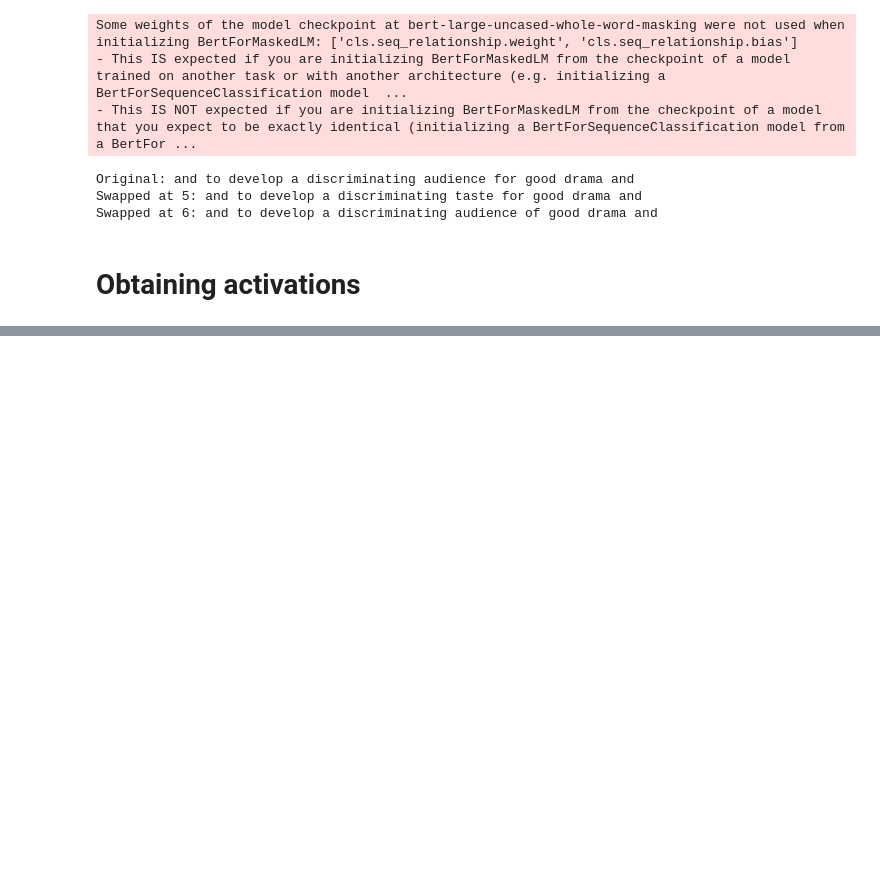
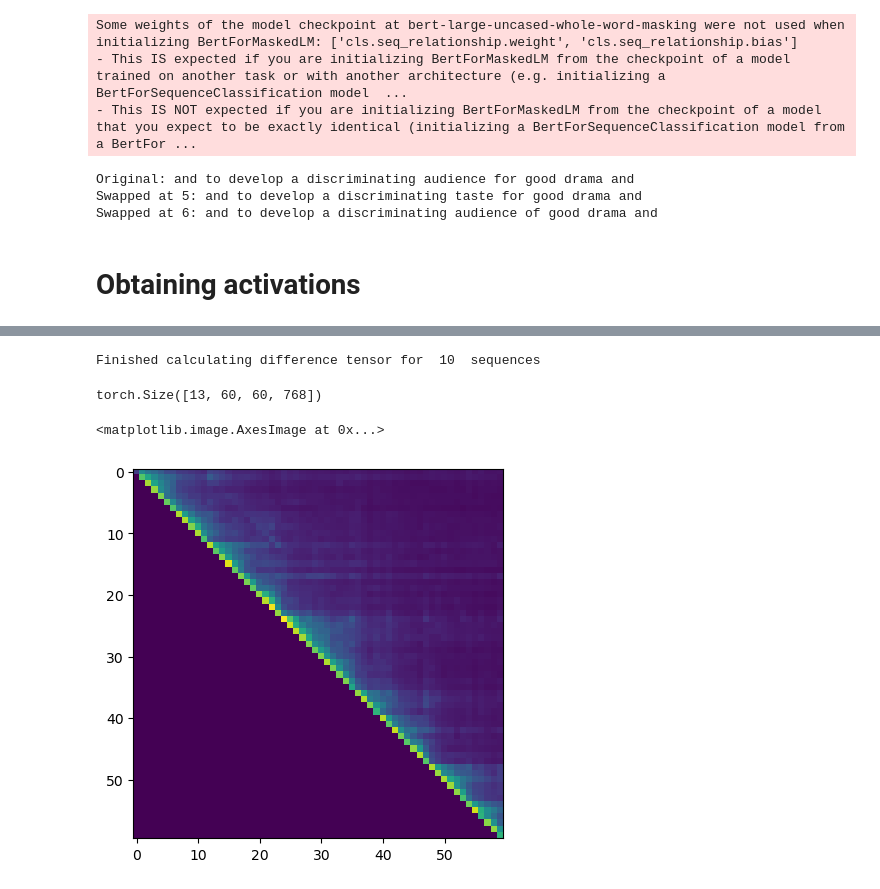
Before and after one commit to dskrill/TemporalIntegration, a Jupyter notebook: demo.ipynb, the cells around one changed output, grey strips where cells are left out. Saved outputs shown, nothing was run; the diff lists cells and outputs as text; code cells hidden in the pictures; blank space fills up the shorter version.

Commit message:
add activations.py and to demo

```diff
--- a/demo.ipynb
+++ b/demo.ipynb
@@ -530,0 +624,42 @@ Swapped at 6: and to develop a discriminating audience of good drama and
+# %%
+def calculate_difference_tensor(swapped_seqs,original_seqs,tokenizer,model,device='cuda'):
+    out = None
+    n = 0
+    for zz,(swapped,original) in tqdm(enumerate(zip(swapped_seqs,original_seqs))):
+        try:
+            swapped_dfs = []
+            for s in swapped:
+                df = preproc_stim(s,tokenizer=tokenizer)
+                swapped_dfs.append(df)
+            original_df = preproc_stim(original,tokenizer=tokenizer)
+            swapped_activations = get_activations(swapped_dfs,model=model,device=device)
+            original_activations = get_activations([original_df],model=model,device=device)
+
+            if (swapped_activations is not None) and (original_activations is not None):
+                difference = torch.abs(swapped_activations - original_activations)
+                if out is None:
+                    out = difference
+                else:
+                    out += difference
+                n += 1
+        except ValueError:
+            print("Error: ",zz,original)
+            continue
+    print("Finished calculating difference tensor for ",n," sequences")
+    return out/n
+# %%
+swapped_seqs = probable_swapper.swapped
+original_seqs = probable_swapper.original_sequences
+test = calculate_difference_tensor(swapped_seqs,original_seqs,tokenizer,model,device='cpu')
+# %% [output]
+Finished calculating difference tensor for  10  sequences
+# %%
+test.shape
+# %% [output]
+torch.Size([13, 60, 60, 768])
+# %%
+import matplotlib.pyplot as plt
+plt.imshow(test.mean(-1)[11])
+# %% [output]
+<matplotlib.image.AxesImage at 0x...>
+[figure, added]
```
Also changed, not shown: parts of 4 cells of this notebook, 1 other file.
